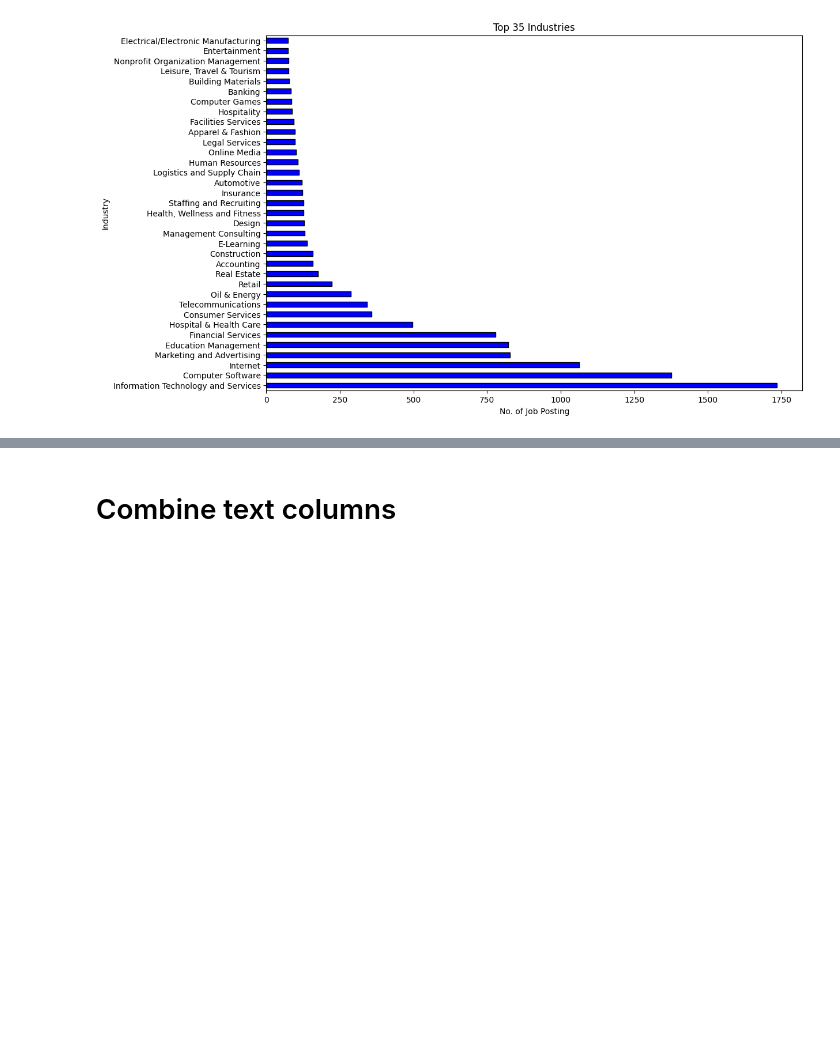
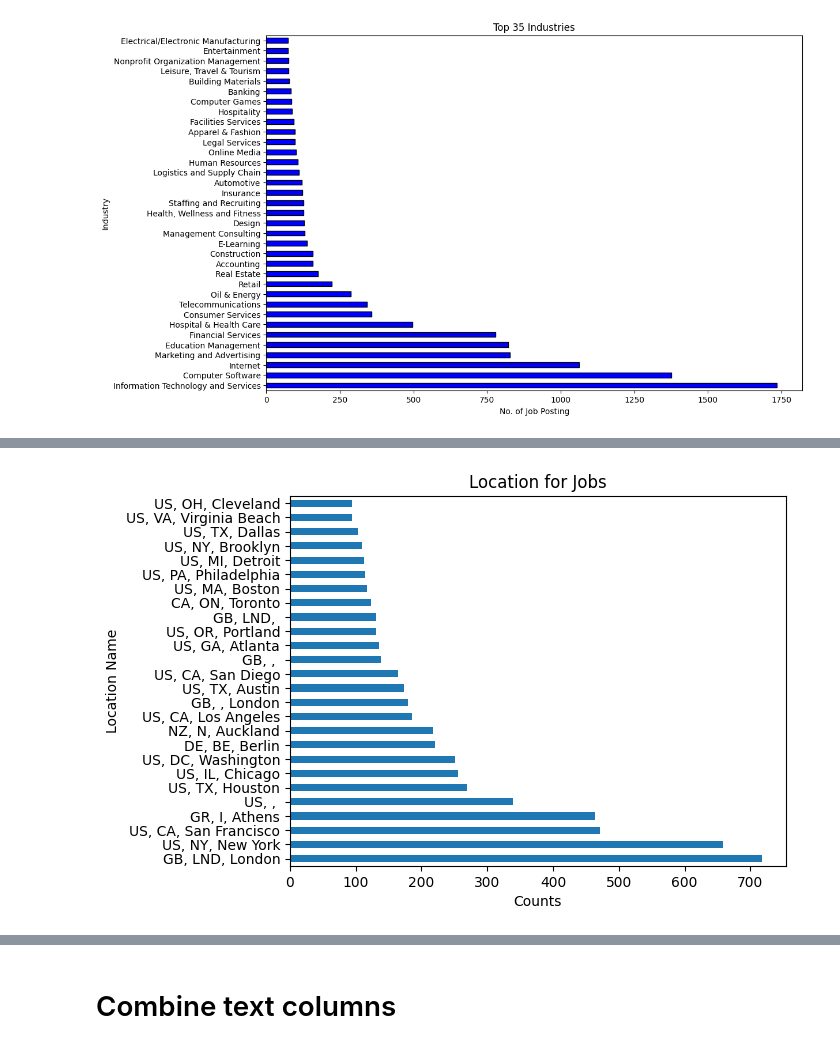
Before and after one commit to Sushantkr99/Fake_Job_Posting_Detection, a Jupyter notebook: fake_job_prediction_by_ml_model.ipynb, the cells around one changed output, grey strips where cells are left out. Saved outputs shown, nothing was run; the diff lists cells and outputs as text; code cells hidden in the pictures; blank space fills up the shorter version.

```diff
--- a/fake_job_prediction_by_ml_model.ipynb
+++ b/fake_job_prediction_by_ml_model.ipynb
@@ -146,0 +157,9 @@ plt.show()
+# %%
+loc = (df[df['location'] != 'missing']['location'].value_counts().head(26))
+loc.plot(kind='barh')
+plt.title("Location for Jobs")
+plt.xlabel("Counts")
+plt.ylabel("Location Name")
+plt.show()
+# %% [output]
+[figure, added]
```
Also changed, not shown: parts of 14 cells of this notebook, 8 other files.
